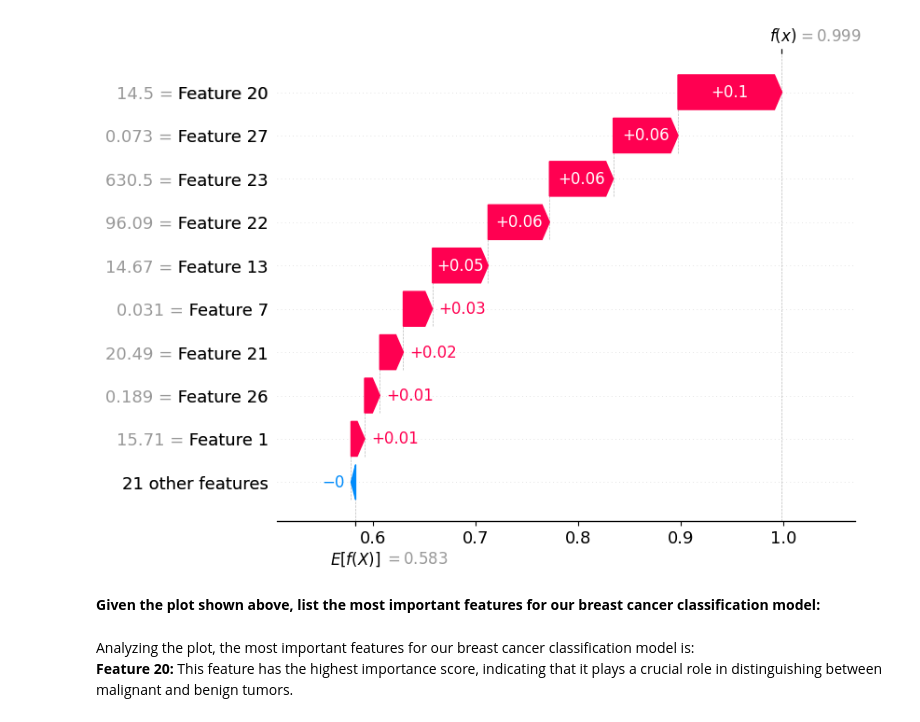
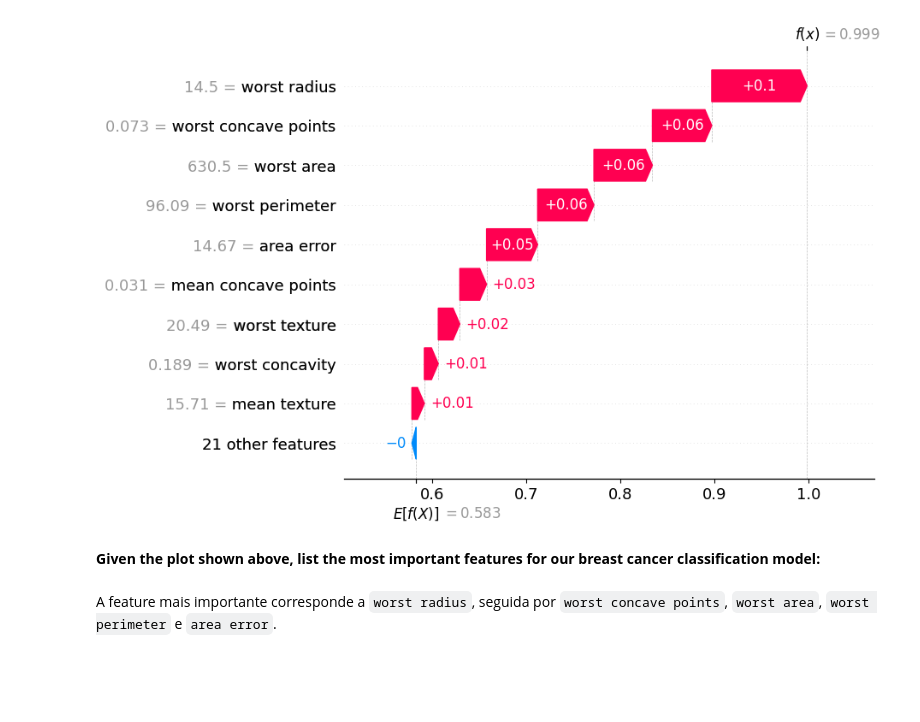
Before and after one commit to lelascarnevali/Udacity_Data_Science, a Jupyter notebook: 2_Introduction_to_Data_Science_and_Supervised_ML/exercises/04-1-Use_Shapley_Values_for_Feature_Selection.ipynb, the cells around one changed output. Saved outputs shown, nothing was run; the diff lists cells and outputs as text; code cells hidden in the pictures; blank space fills up the shorter version.

```diff
--- a/2_Introduction_to_Data_Science_and_Supervised_ML/exercises/04-1-Use_Shapley_Values_for_Feature_Selection.ipynb
+++ b/2_Introduction_to_Data_Science_and_Supervised_ML/exercises/04-1-Use_Shapley_Values_for_Feature_Selection.ipynb
@@ -1,31 +1,30 @@
 # %%
 import xgboost
 from sklearn.datasets import load_breast_cancer
 import shap
 import pandas as pd
 
 # Load the Breast Cancer dataset
 # We will train a classifier to determine whether a given breast cancer falls into one of three categories.
 bc_data = load_breast_cancer()
 
 # TODO: Set the features and targets of the breast cancer dataset
-X = bc_data.data
+X = pd.DataFrame(bc_data.data, columns=bc_data.feature_names)
 y = bc_data.target
 
 # Establish the baseline sample and appropriate index
 X100 = shap.utils.sample(X, 100)
 sample_ind = 20
 xg_boost_model = xgboost.XGBRegressor(n_estimators=10, max_depth=3).fit(X, y)
 
 # explain the model with SHAP values
 explainer_xgb = shap.Explainer(xg_boost_model, X100)
 shap_values_xgb = explainer_xgb(X)
 
 shap.plots.waterfall(shap_values_xgb[sample_ind])
 # %% [output]
-[figure, old version]
+[figure, new version]
 # %% [markdown]
 <b> Given the plot shown above, list the most important features for our breast cancer classification model: </b>
 # %% [markdown]
-Analyzing the plot, the most important features for our breast cancer classification model is: <br>
-**Feature 20:** This feature has the highest importance score, indicating that it plays a crucial role in distinguishing between malignant and benign tumors.
+A feature mais importante corresponde a `worst radius`, seguida por `worst concave points`, `worst area`, `worst perimeter` e `area error`.
```
Also changed, not shown: 1 other file.
